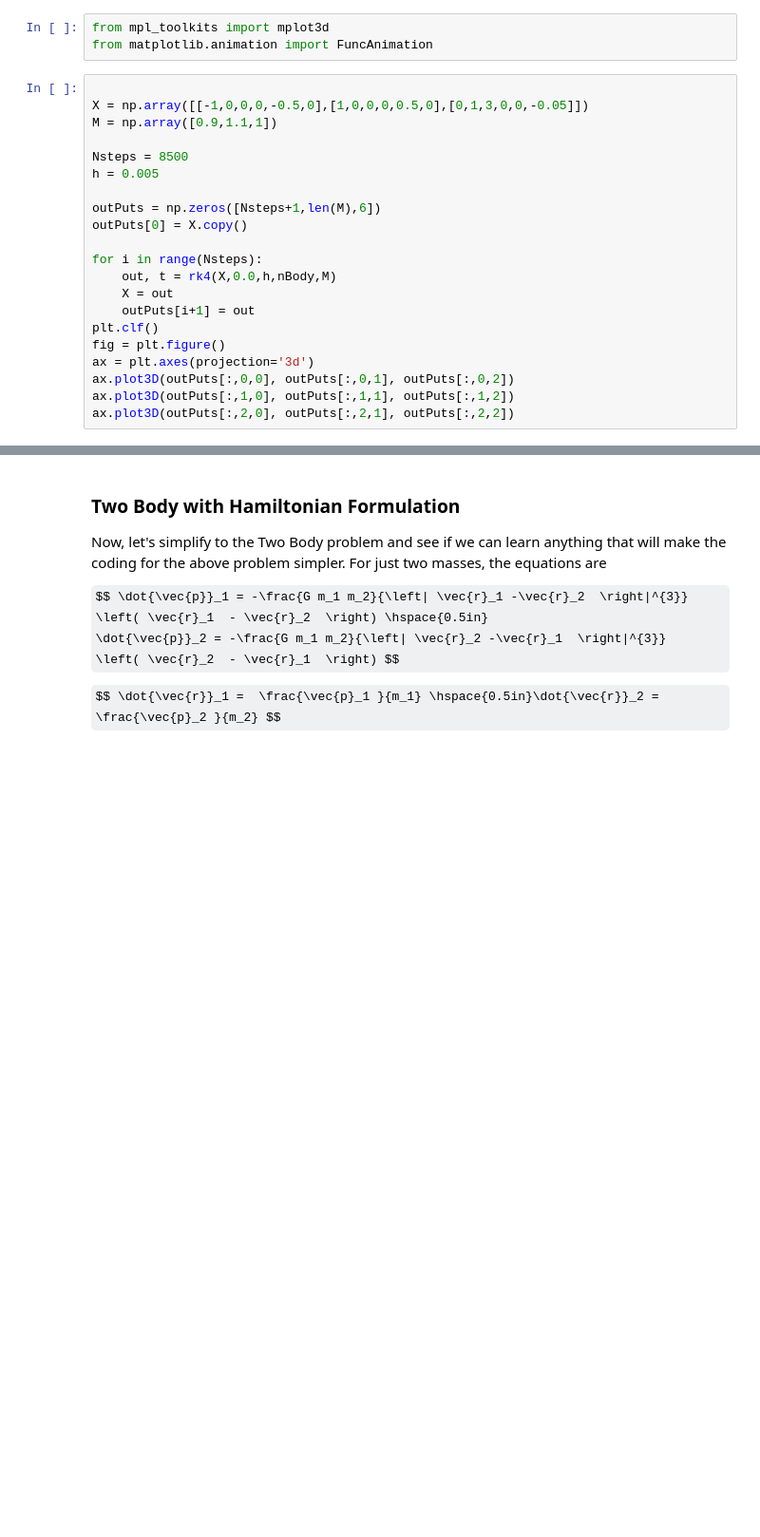
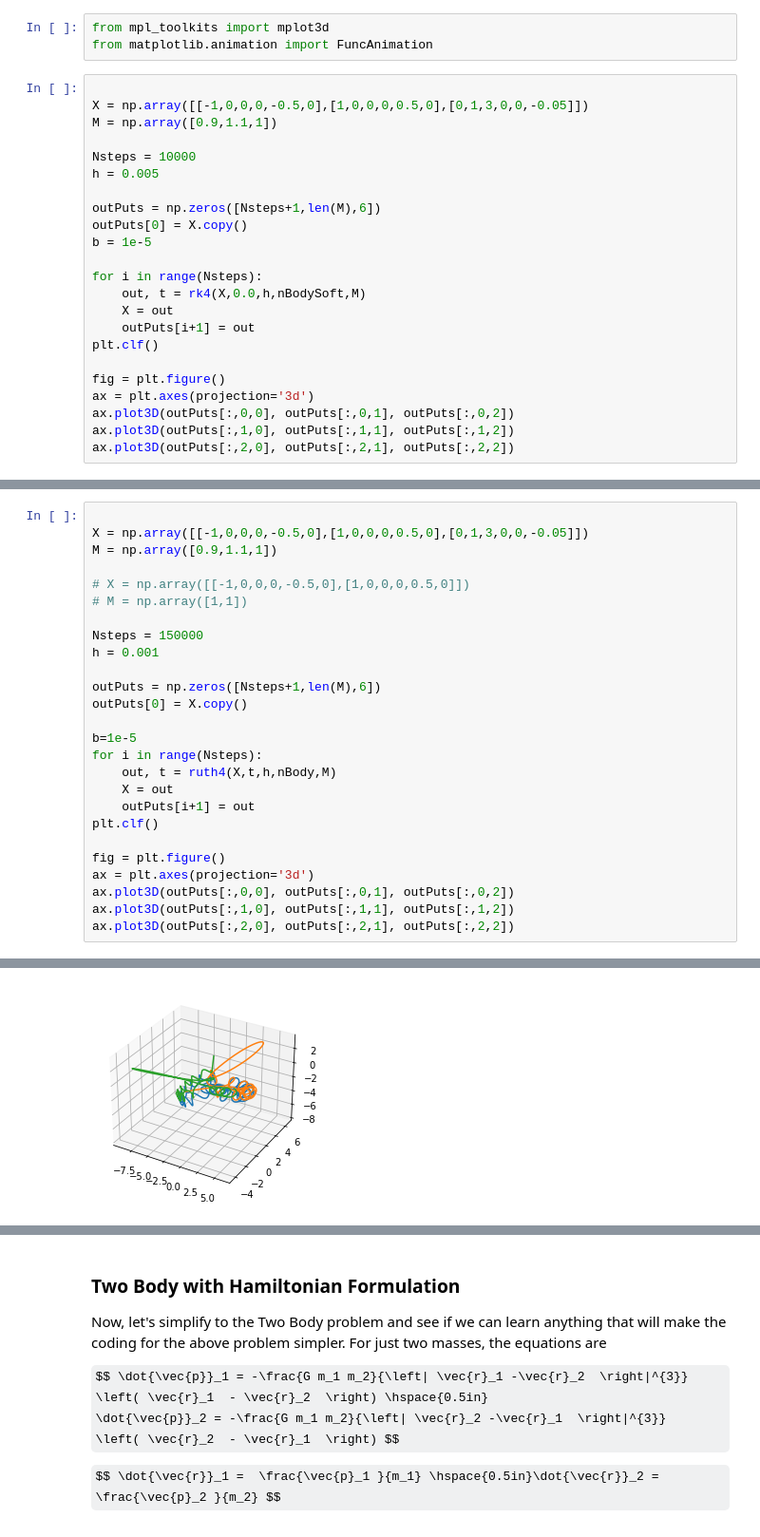
Before and after one commit to roarkhabegger/spiralDensity, a Jupyter notebook: TwoBody.ipynb, the cells around one changed output, grey strips where cells are left out. Shown at 95% size. Saved outputs shown, nothing was run; the diff lists cells and outputs as text; some formulas as TeX source; blank space fills up the shorter version.

```diff
--- a/TwoBody.ipynb
+++ b/TwoBody.ipynb
@@ -212,17 +231,19 @@ from matplotlib.animation import FuncAnimation
 X = np.array([[-1,0,0,0,-0.5,0],[1,0,0,0,0.5,0],[0,1,3,0,0,-0.05]])
 M = np.array([0.9,1.1,1])
 
-Nsteps = 8500
+Nsteps = 10000
 h = 0.005
 
 outPuts = np.zeros([Nsteps+1,len(M),6])
 outPuts[0] = X.copy()
+b = 1e-5
 
 for i in range(Nsteps):
-    out, t = rk4(X,0.0,h,nBody,M)
+    out, t = rk4(X,0.0,h,nBodySoft,M)
     X = out
     outPuts[i+1] = out
 plt.clf()
+
 fig = plt.figure()
 ax = plt.axes(projection='3d')
 ax.plot3D(outPuts[:,0,0], outPuts[:,0,1], outPuts[:,0,2])
@@ -257,0 +323,27 @@ So what can we do instead? We need an integrator that is better at keeping error
+# %%
+
+X = np.array([[-1,0,0,0,-0.5,0],[1,0,0,0,0.5,0],[0,1,3,0,0,-0.05]])
+M = np.array([0.9,1.1,1])
+
+# X = np.array([[-1,0,0,0,-0.5,0],[1,0,0,0,0.5,0]])
+# M = np.array([1,1])
+
+Nsteps = 150000
+h = 0.001
+
+outPuts = np.zeros([Nsteps+1,len(M),6])
+outPuts[0] = X.copy()
+
+b=1e-5
+for i in range(Nsteps):
+    out, t = ruth4(X,t,h,nBody,M)
+    X = out
+    outPuts[i+1] = out
+plt.clf()
+
+fig = plt.figure()
+ax = plt.axes(projection='3d')
+ax.plot3D(outPuts[:,0,0], outPuts[:,0,1], outPuts[:,0,2])
+ax.plot3D(outPuts[:,1,0], outPuts[:,1,1], outPuts[:,1,2])
+ax.plot3D(outPuts[:,2,0], outPuts[:,2,1], outPuts[:,2,2])
+# %% [output]
@@ -257,0 +352 @@ So what can we do instead? We need an integrator that is better at keeping error
+[figure, added]
```
Also changed, not shown: parts of 8 cells of this notebook, 3 other files.
